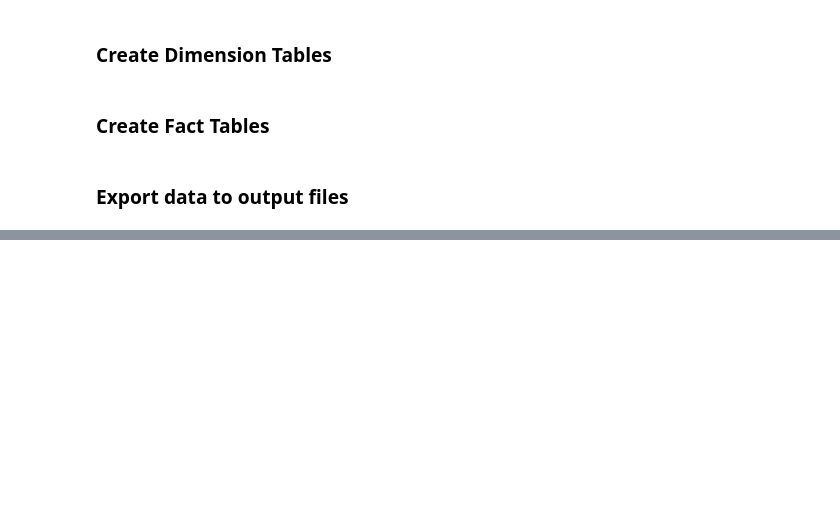
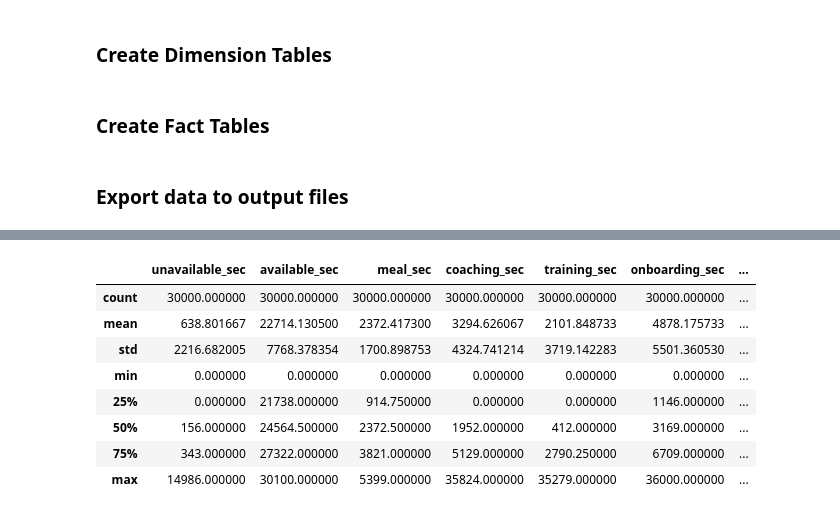
Before and after one commit to Tarifi-Hicham/Employee_Analysis, a Jupyter notebook: script.ipynb, the cells around one changed output, grey strips where cells are left out. Cells and saved outputs as stored; diff of their text form; code cells hidden in the pictures; blank space fills up the shorter version.

```diff
--- a/script.ipynb
+++ b/script.ipynb
@@ -360,3 +360,18 @@ event_dim.to_csv('output/Dim_Event.csv', index=False)
 employee_details_fact.to_csv('output/Fact_Employee_details.csv', index=False)
 employee_productivity_fact.to_csv('output/Fact_Employee_productivity.csv', index=False)
 employee_handle_fact.to_csv('output/Fact_Employee_handle.csv', index=False)
+# %%
+import pandas as pd
+
+# Import Dimension Tables
+employee_dim = pd.read_csv('output/Dim_Employee.csv')
+work_city_dim = pd.read_csv('output/Dim_Work_city.csv')
+date_dim = pd.read_csv('output/Dim_Date.csv')
+business_unit_dim = pd.read_csv('output/Dim_Business_unit.csv')
+market_dim = pd.read_csv('output/Dim_Market.csv')
+event_dim = pd.read_csv('output/Dim_Event.csv')
+
+# Import Fact Tables
+employee_details_fact = pd.read_csv('output/Fact_Employee_details.csv')
+employee_handle_fact = pd.read_csv('output/Fact_Employee_handle.csv')
+employee_productivity_fact = pd.read_csv('output/Fact_Employee_productivity.csv')
@@ -362,0 +400,12 @@ employee_handle_fact.to_csv('output/Fact_Employee_handle.csv', index=False)
+# %%
+employee_productivity_fact[['unavailable_sec', 'available_sec', 'meal_sec', 'coaching_sec', 'training_sec', 'onboarding_sec', 'time_in_billable_statuses_sec']].describe()
+# %% [output]
+|  | unavailable_sec | available_sec | meal_sec | coaching_sec | training_sec | onboarding_sec | ... |
+| count | 30000.000000 | 30000.000000 | 30000.000000 | 30000.000000 | 30000.000000 | 30000.000000 | ... |
+| mean | 638.801667 | 22714.130500 | 2372.417300 | 3294.626067 | 2101.848733 | 4878.175733 | ... |
+| std | 2216.682005 | 7768.378354 | 1700.898753 | 4324.741214 | 3719.142283 | 5501.360530 | ... |
+| min | 0.000000 | 0.000000 | 0.000000 | 0.000000 | 0.000000 | 0.000000 | ... |
+| 25% | 0.000000 | 21738.000000 | 914.750000 | 0.000000 | 0.000000 | 1146.000000 | ... |
+| 50% | 156.000000 | 24564.500000 | 2372.500000 | 1952.000000 | 412.000000 | 3169.000000 | ... |
+| 75% | 343.000000 | 27322.000000 | 3821.000000 | 5129.000000 | 2790.250000 | 6709.000000 | ... |
+| max | 14986.000000 | 30100.000000 | 5399.000000 | 35824.000000 | 35279.000000 | 36000.000000 | ... |
```
Also changed, not shown: parts of 8 cells of this notebook.
